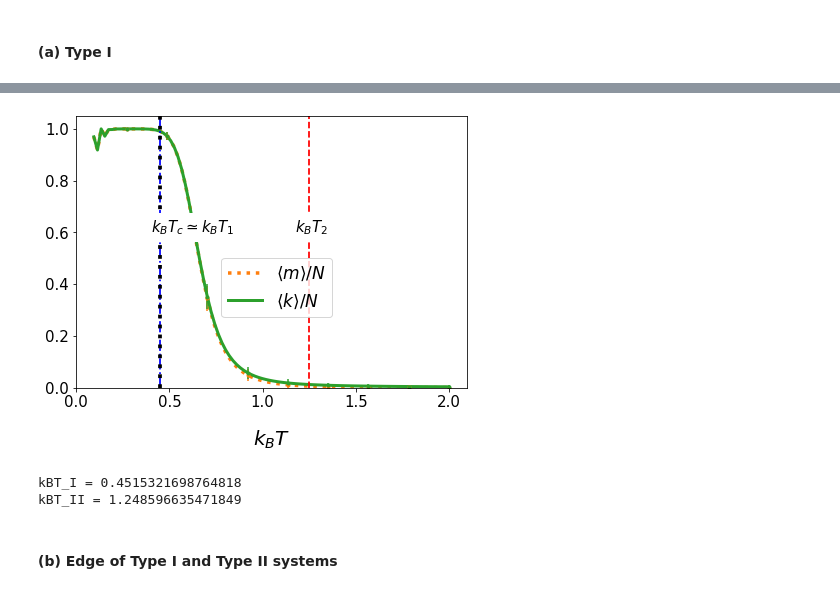
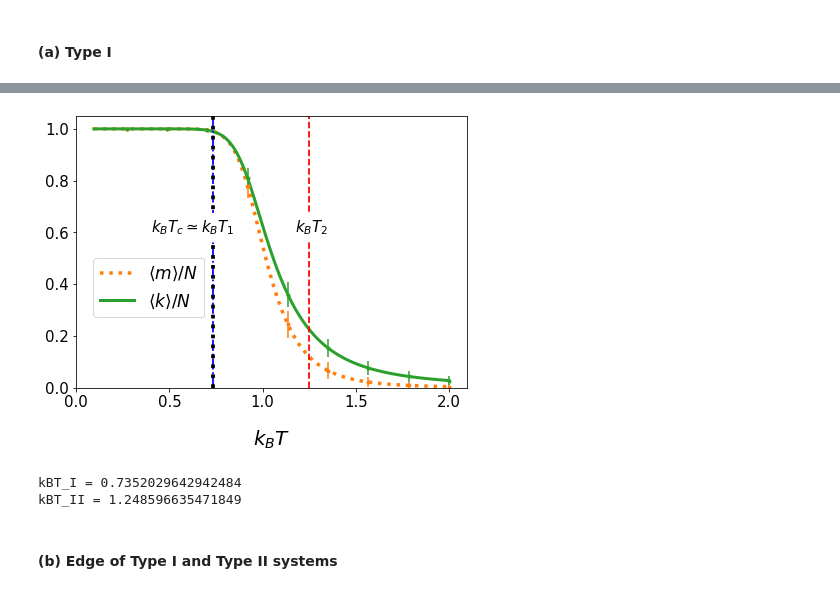
Before and after one commit to mowillia/DimerSelfAssembly, a Jupyter notebook: num_soln_sim.ipynb, the cells around one changed output, grey strips where cells are left out. Cells and saved outputs as stored; diff of their text form; code cells hidden in the pictures.

```diff
--- a/num_soln_sim.ipynb
+++ b/num_soln_sim.ipynb
@@ -128,7 +128,7 @@ fsolve(Temp_func_new, 0.2, args = (E0, Del, Ev, Nelem))[0]
 plt.figure(figsize = (7,5))
 
 # physical parameters
-E0 =4.15*0
+E0 =4.15
 Del =5.75
 Ev = 10**(-3)
 Nelem = 50
@@ -200,5 +198,5 @@ print("kBT_II =",kbT2(Del, Nelem))
-[figure, old version]
+[figure, new version]
-kBT_I = 0.4515321698764818
+kBT_I = 0.7352029642942484
 kBT_II = 1.248596635471849
 # %% [markdown]
 #### (b) Edge of Type I and Type II systems
```
Also changed, not shown: parts of 12 cells of this notebook.
